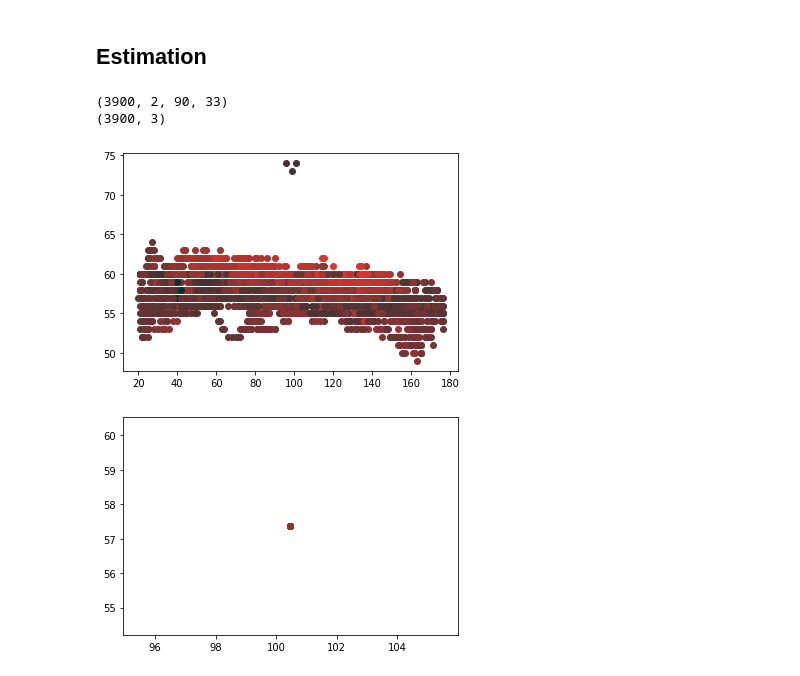
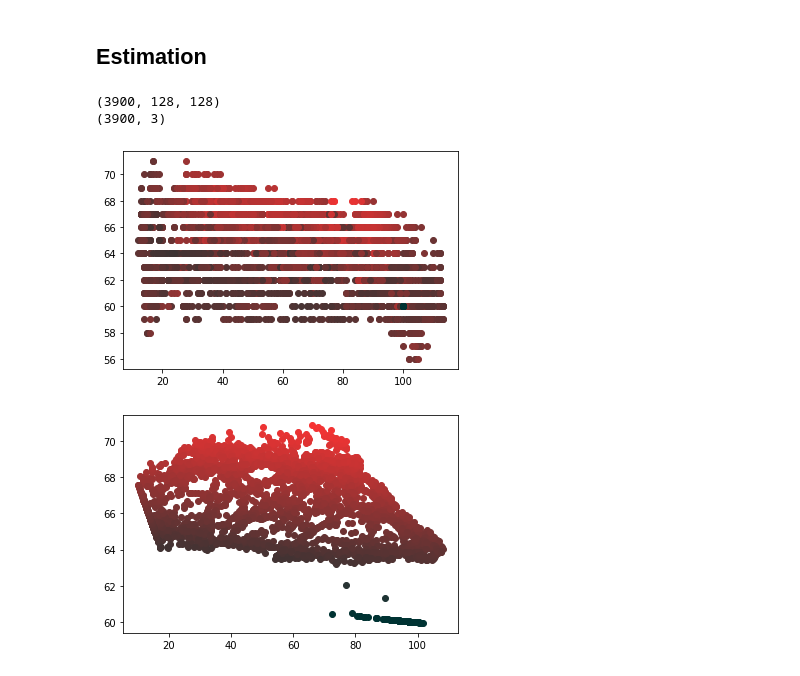
Before and after one commit to MilkywayCocktail/CSI-Imaging, a Jupyter notebook: Model1_v01a2.ipynb, the cells around one changed output. Drawn from its saved outputs; the diff is of its cells as text; code cells hidden in the pictures.

```diff
--- a/Model1_v01a2.ipynb
+++ b/Model1_v01a2.ipynb
@@ -217,7 +217,7 @@ class MyArgs:
         self.learning_rate = learning_rate
         self.device = torch.device("cuda:4" if torch.cuda.is_available() else "cpu")
 
-args = MyArgs(epochs=100, learning_rate=0.01)
+args = MyArgs(epochs=100, learning_rate=0.0001)
 # %%
 # Model and Loss
 
@@ -322,7 +322,8 @@ print(np.array(train_loss).shape, np.array(valid_loss).shape)
 # %% [markdown]
 ## Estimation
 # %%
-datadir = '../Dataset/make01/'
+%matplotlib inline
+datadir = '../Dataset/make02/'
 gt_x = datadir + 'x.npy'
 gt_y = datadir + 'y.npy'
 sample_x = np.load(gt_x)
@@ -333,16 +334,17 @@ for i in range(len(sample_y)):
     plt.scatter(sample_y[i][0], sample_y[i][1], color=(sample_y[i][2]/4000, 0.2, 0.2))
 plt.show()
 # %% [output]
-(3900, 2, 90, 33)
+(3900, 128, 128)
 (3900, 3)
-[figure, old version]
+[figure, new version]
 # %%
 %matplotlib inline
 for i in range(len(sample_x)):
-    data = torch.tensor(sample_x[i], dtype=torch.float32, device='cuda')
+    data = torch.tensor(sample_x[i], dtype=torch.float32, device=args.device)
     predictions = model(data)
     pred = predictions.cpu().detach().numpy()[0]
-    plt.scatter(pred[0], pred[1], color=(pred[2]/4000, 0.2, 0.2))
+    if
+    plt.scatter(pred[0], pred[1], color=(np.abs(pred[2])/4000, 0.2, 0.2))
 plt.show()
 # %% [output]
-[figure, old version]
+[figure, new version]
```
Also changed, not shown: parts of 3 cells of this notebook.
